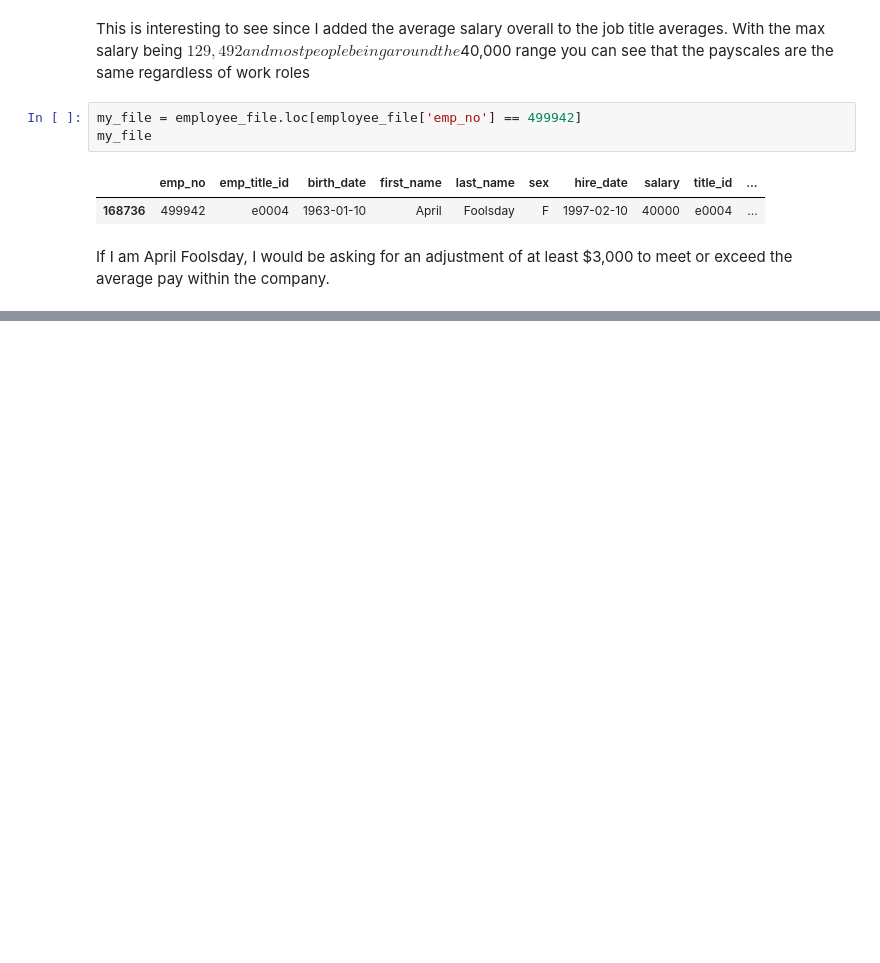
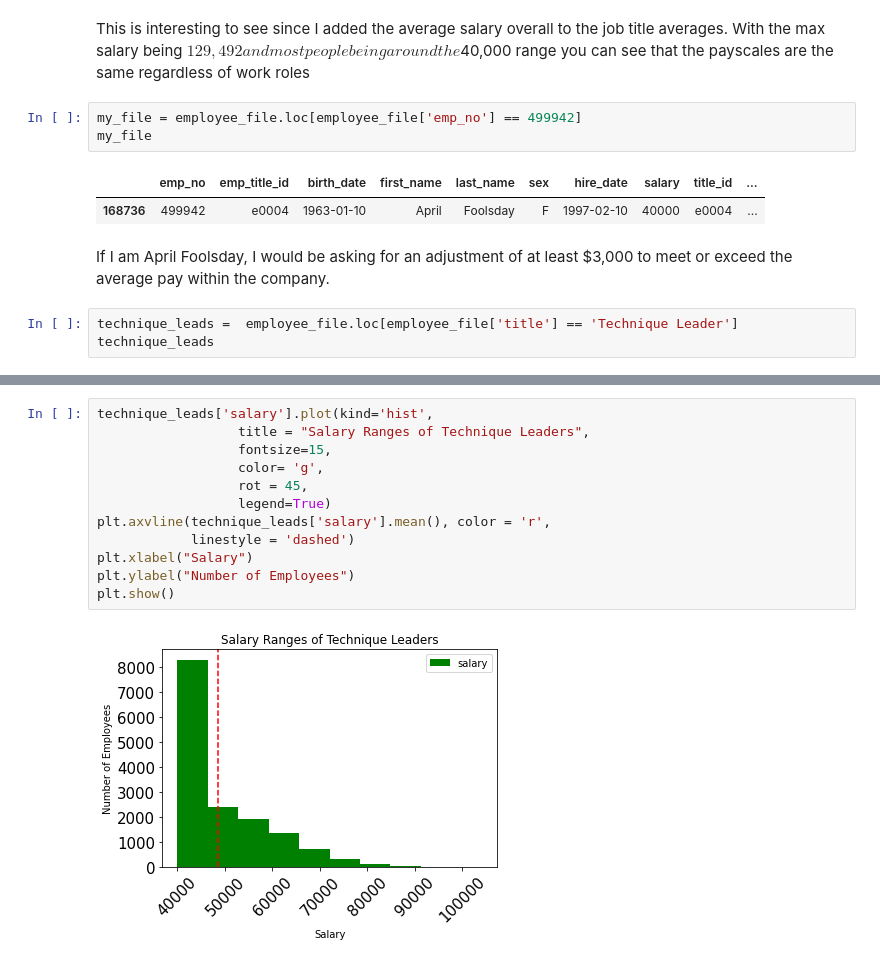
Before and after one commit to mandie021/sql-challenge, a Jupyter notebook: EmployeeNotebook.ipynb, the cells around one changed output, grey strips where cells are left out. Saved outputs shown, nothing was run; the diff lists cells and outputs as text; blank space fills up the shorter version.

```diff
--- a/EmployeeNotebook.ipynb
+++ b/EmployeeNotebook.ipynb
@@ -199,3 +200,6 @@ my_file
 | 168736 | 499942 | e0004 | 1963-01-10 | April | Foolsday | F | 1997-02-10 | 40000 | e0004 | ... |
 # %% [markdown]
 If I am April Foolsday, I would be asking for an adjustment of at least $3,000 to meet or exceed the average pay within the company.
+# %%
+technique_leads =  employee_file.loc[employee_file['title'] == 'Technique Leader']
+technique_leads
@@ -201,0 +220,14 @@ If I am April Foolsday, I would be asking for an adjustment of at least $3,000 t
+# %%
+technique_leads['salary'].plot(kind='hist',
+                  title = "Salary Ranges of Technique Leaders",
+                  fontsize=15,
+                  color= 'g',
+                  rot = 45,
+                  legend=True)
+plt.axvline(technique_leads['salary'].mean(), color = 'r',
+            linestyle = 'dashed')
+plt.xlabel("Salary")
+plt.ylabel("Number of Employees")
+plt.show()
+# %% [output]
+[figure, added]
```
Also changed, not shown: parts of 4 cells of this notebook.
